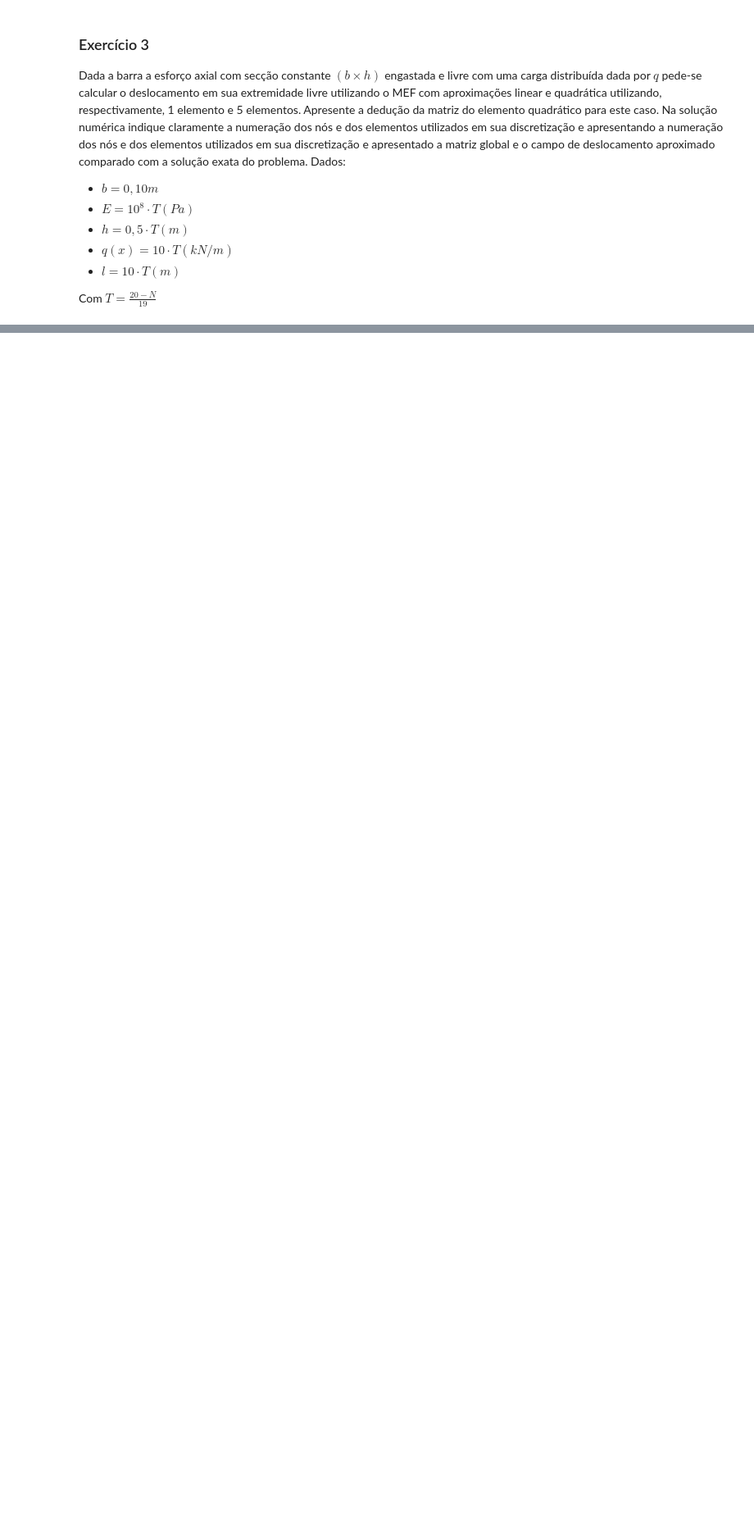
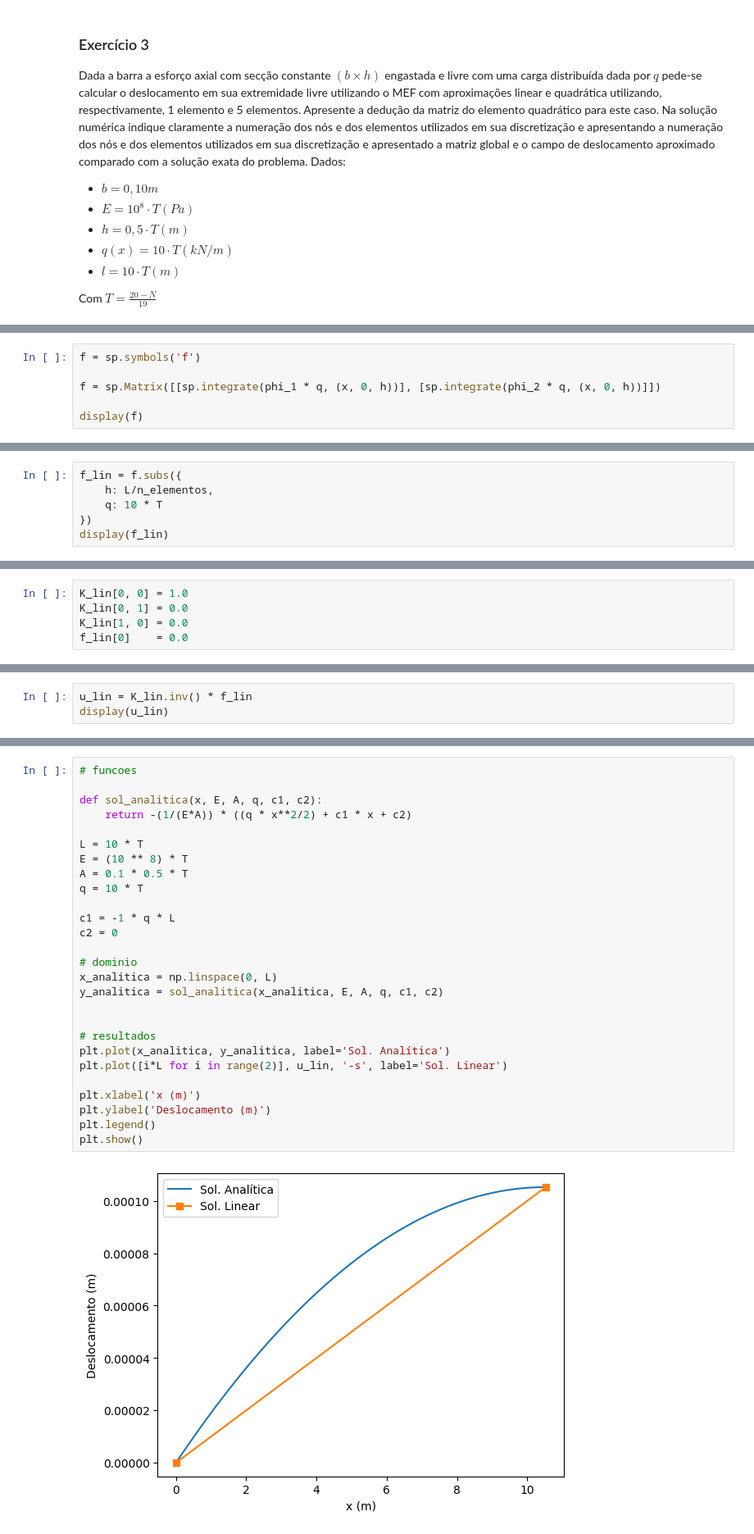
Before and after one commit to antoniomedeiros1/MAC008-Lista-1, a Jupyter notebook: ex3.ipynb, the cells around one changed output, grey strips where cells are left out. Shown at 82% size. Cells and saved outputs as stored; diff of their text form; blank space fills up the shorter version.

Commit message:
feito: ex 3 linear

```diff
--- a/ex3.ipynb
+++ b/ex3.ipynb
@@ -49,0 +101,6 @@ sp.var()
+# %%
+f = sp.symbols('f')
+
+f = sp.Matrix([[sp.integrate(phi_1 * q, (x, 0, h))], [sp.integrate(phi_2 * q, (x, 0, h))]])
+
+display(f)
@@ -49,0 +126,6 @@ sp.var()
+# %%
+f_lin = f.subs({
+    h: L/n_elementos,
+    q: 10 * T
+})
+display(f_lin)
@@ -49,0 +138,5 @@ sp.var()
+# %%
+K_lin[0, 0] = 1.0
+K_lin[0, 1] = 0.0
+K_lin[1, 0] = 0.0
+f_lin[0]    = 0.0
@@ -49,0 +151,3 @@ sp.var()
+# %%
+u_lin = K_lin.inv() * f_lin
+display(u_lin)
@@ -49,0 +240,29 @@ sp.var()
+# %%
+# funcoes
+
+def sol_analitica(x, E, A, q, c1, c2):
+    return -(1/(E*A)) * ((q * x**2/2) + c1 * x + c2)
+
+L = 10 * T
+E = (10 ** 8) * T
+A = 0.1 * 0.5 * T
+q = 10 * T
+
+c1 = -1 * q * L
+c2 = 0
+
+# dominio
+x_analitica = np.linspace(0, L)
+y_analitica = sol_analitica(x_analitica, E, A, q, c1, c2)
+
+
+# resultados
+plt.plot(x_analitica, y_analitica, label='Sol. Analítica')
+plt.plot([i*L for i in range(2)], u_lin, '-s', label='Sol. Linear')
+
+plt.xlabel('x (m)')
+plt.ylabel('Deslocamento (m)')
+plt.legend()
+plt.show()
+# %% [output]
+[figure, added]
```
Also changed, not shown: parts of 23 cells of this notebook, 1 other file.
